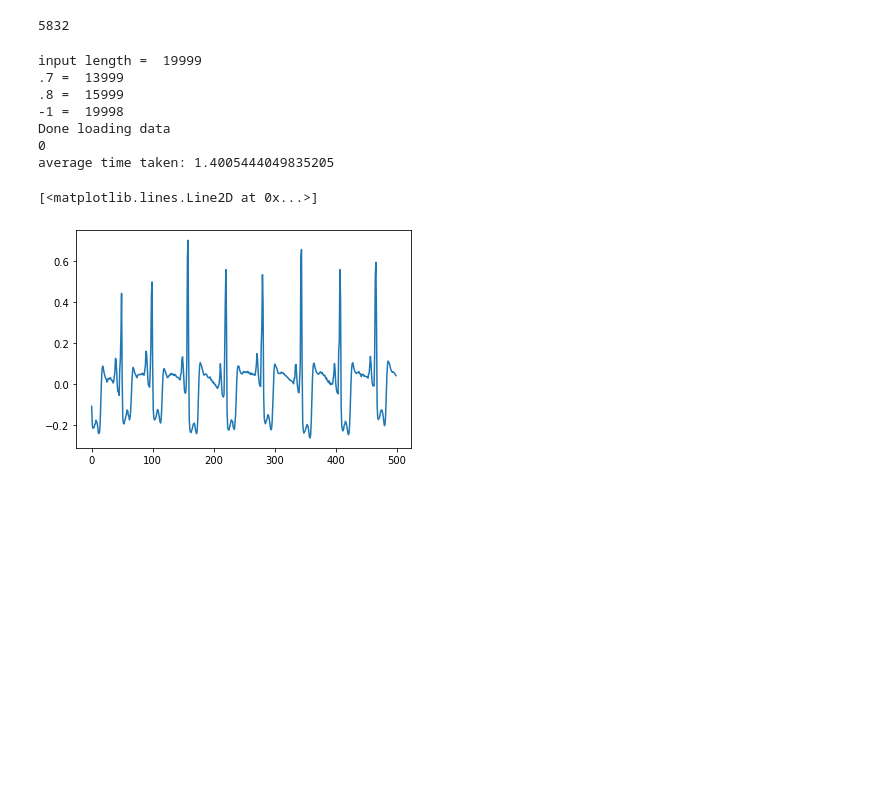
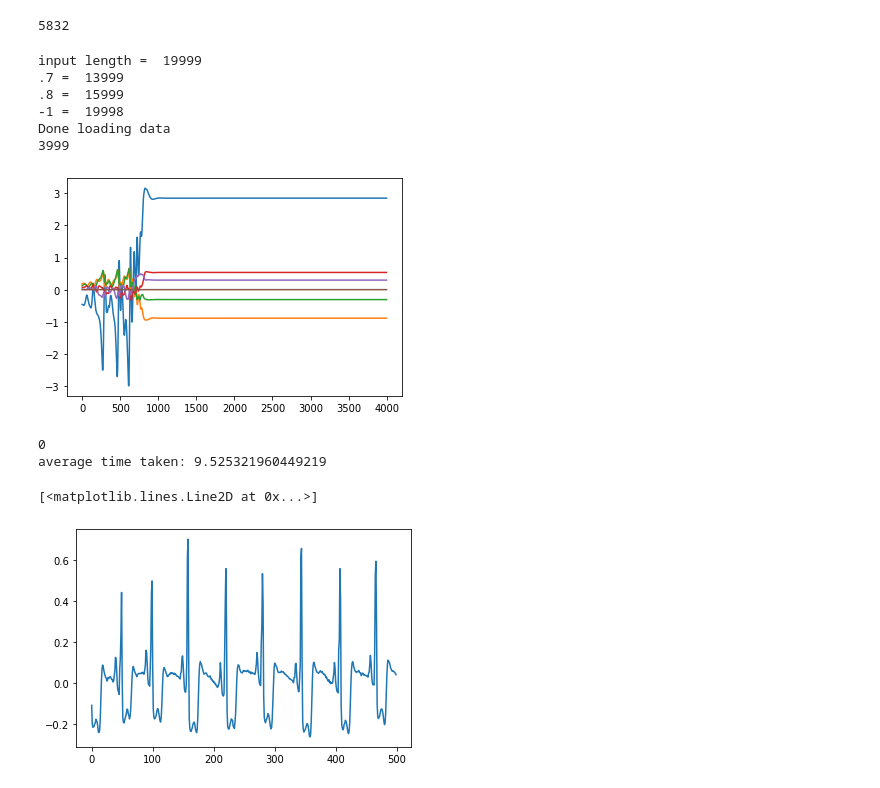
Before and after one commit to BorisWinter/Deep_ESN_Pedrelli, a Jupyter notebook: per_layer_plotting.ipynb, the cells around one changed output. Drawn from its saved outputs; the diff is of its cells as text; code cells hidden in the pictures; blank space fills up the shorter version.

Commit message:
Horribly coded but functioning per-layer-output plotting is now finished; only some cleaning up left to do. Note: out 'good model' doesn't always work well. In fact it often fucks up

```diff
--- a/sweep.ipynb
+++ b/per_layer_plotting.ipynb
@@ -12,7 +13,7 @@ import time
 
 np.random.seed(7)
 # %%
-def train(Nr, Nl, reg, transient, rhos, lis, iss, con):
+def train(Nr, Nl, reg, transient, rhos, lis, iss, con, by_layer = False):
     configs = Struct()
 
     configs.rhos = rhos
@@ -39,5 +40,5 @@ def train(Nr, Nl, reg, transient, rhos, lis, iss, con):
 
     deepESN.trainReadout(train_states, train_targets, reg)
 
-    return score(deepESN, train_states, test_states, test_targets), test_targets[0].tolist()
+    return score(deepESN, train_states, test_states, test_targets, by_layer), test_targets[0].tolist()
 # %%
@@ -133,35 +177,79 @@ search_space_short = sorted(search_space_short, key=lambda k: k['.sampling'])
 len(search_space_short)
 # %% [output]
 5832
+# %%
+def plot_results(datapoints, by_layer = False):
+    if by_layer:
+        print(len(datapoints))
+        layer_signals = list(map(list, zip(*datapoints)))
+        for layer_signal in layer_signals:
+            plt.plot(layer_signal)
+        plt.show()
+    else:
+        plt.plot(datapoints)
+        plt.show()
+    results.append(output)
 # %%
+
+np.random.seed(9)
+
+#THE FOLLOWING IS TEMPORARY: SHOULD BE MOVED TO DEEPESN.PY
+def computeOutput(self,state, by_layer = False):
+        # This function was adapted by us personally: the by_layer flag
+        # serves for visualization purposes of the internal dynamics
+        # compute a linear combination between the global state and the output weights
+
+        state = np.concatenate(state,1)
+
+        if by_layer:
+            #Go over all layers, compute output from this layer, then return as a list
+            per_layer_signal = []
+            for layer in range(self.Nl):
+                per_layer_signal.append(self.Wout[:, layer*self.Nr:(layer+1)*self.Nr].dot(state[layer*self.Nr:(layer+1)*self.Nr]))
+            per_layer_signal.append(np.expand_dims(self.Wout[:,-1],1)) #bias
+            return per_layer_signal
+
+        else:
+            return self.Wout[:,0:-1].dot(state) + np.expand_dims(self.Wout[:,-1],1) # Wout product + add bias
+
+DeepESN.computeOutput = computeOutput
+##END OF TEMPORARY CODE
+
 # run the parameter sweep
 start = time.time()
 results = []
 targets = []
 previous = None
 
+by_layer_setting = True
+
 for i, args in enumerate(search_space_short):
     if args[".sampling"] != previous:
         #update dataset with new sampling rate
         dataset, Nu, TR_indexes, VL_indexes, TS_indexes = load_chest('datasets', data_size, args[".sampling"])
 
-    output, test_targets = train(Nr=args['Nr'], Nl=args['Nl'], reg=args['reg'], transient=args['transient'], rhos=args['rhos'], lis=args['lis'], iss=args['iss'], con=args['con'])
-    results.append(output)
+    output, test_targets = train(Nr=args['Nr'], Nl=args['Nl'], reg=args['reg'], transient=args['transient'], rhos=args['rhos'], lis=args['lis'], iss=args['iss'], con=args['con'], by_layer = by_layer_setting)
+
+    #Let's see if we can plot the output per-layer:
+    plot_results(output[1], by_layer_setting)
+
     if args[".sampling"] != previous:
         targets.append([args[".sampling"], test_targets])
         previous = args[".sampling"]
     if i % 1000 == 0:
         print(i)
 
 print("average time taken: " + str((time.time()-start)/len(search_space_short)))
 # %% [output]
 input length =  19999
 .7 =  13999
 .8 =  15999
 -1 =  19998
 Done loading data
-0
-average time taken: 1.4005444049835205
+3999
+[figure, added]
+0
+average time taken: 9.525321960449219
 # %%
 #csv export
 keys = []
```
Also changed, not shown: parts of 5 cells of this notebook, 1 other file.
